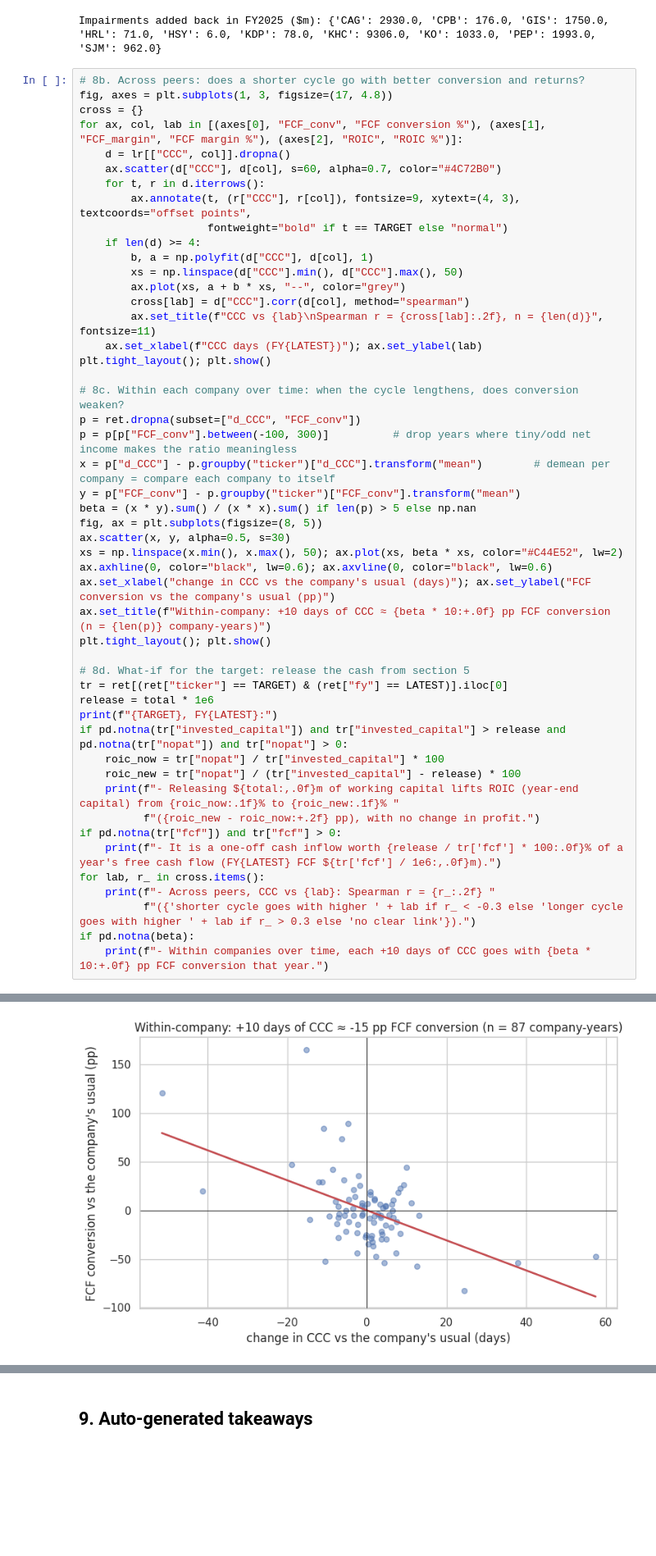
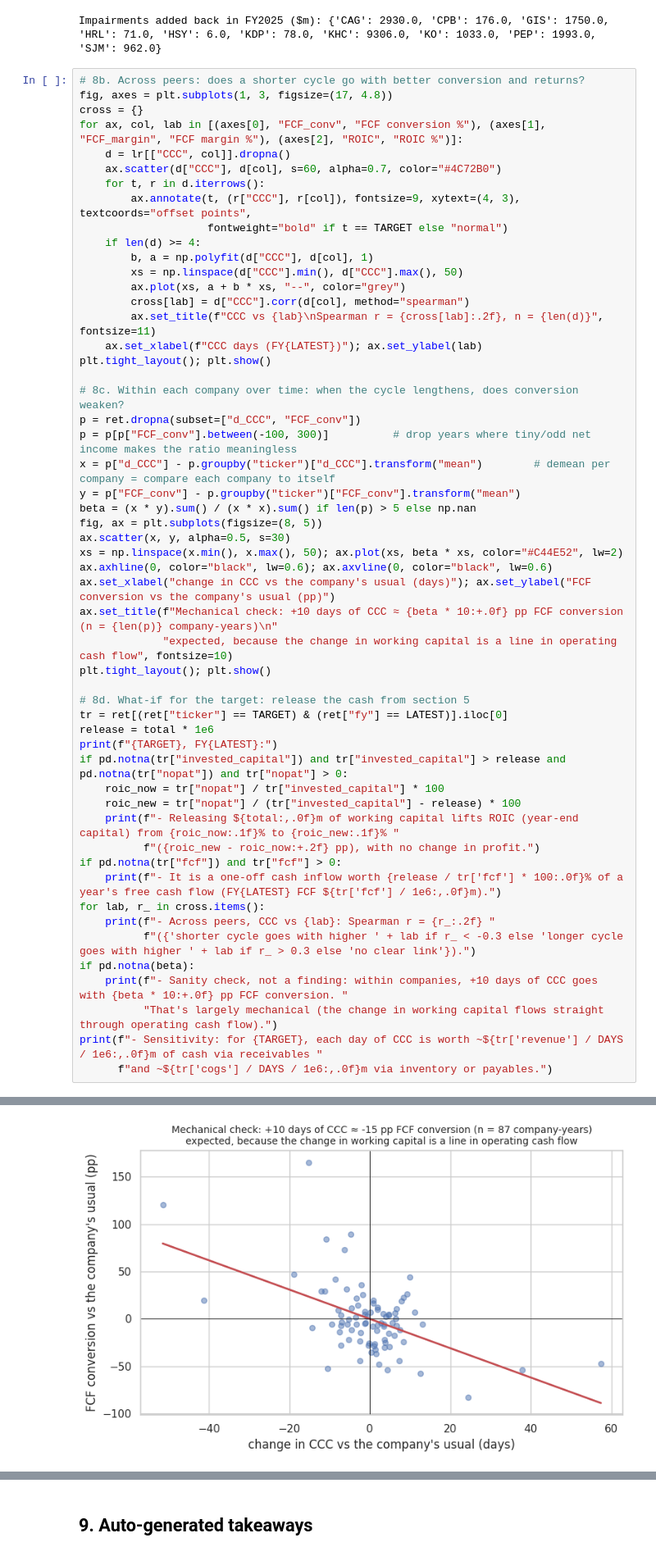
Before and after one commit to riyagupta2455/working-capital-benchmark, a Jupyter notebook: working_capital_benchmark.ipynb, the cells around one changed output, grey strips where cells are left out. Shown at 82% size. Saved outputs shown, nothing was run; the diff lists cells and outputs as text; blank space fills up the shorter version.

Commit message:
Reframe CCC vs FCF link as a mechanical check; add per-day sensitivity

```diff
--- a/working_capital_benchmark.ipynb
+++ b/working_capital_benchmark.ipynb
@@ -804,36 +804,40 @@ plt.tight_layout(); plt.show()
 # 8c. Within each company over time: when the cycle lengthens, does conversion weaken?
 p = ret.dropna(subset=["d_CCC", "FCF_conv"])
 p = p[p["FCF_conv"].between(-100, 300)]          # drop years where tiny/odd net income makes the ratio meaningless
 x = p["d_CCC"] - p.groupby("ticker")["d_CCC"].transform("mean")        # demean per company = compare each company to itself
 y = p["FCF_conv"] - p.groupby("ticker")["FCF_conv"].transform("mean")
 beta = (x * y).sum() / (x * x).sum() if len(p) > 5 else np.nan
 fig, ax = plt.subplots(figsize=(8, 5))
 ax.scatter(x, y, alpha=0.5, s=30)
 xs = np.linspace(x.min(), x.max(), 50); ax.plot(xs, beta * xs, color="#C44E52", lw=2)
 ax.axhline(0, color="black", lw=0.6); ax.axvline(0, color="black", lw=0.6)
 ax.set_xlabel("change in CCC vs the company's usual (days)"); ax.set_ylabel("FCF conversion vs the company's usual (pp)")
-ax.set_title(f"Within-company: +10 days of CCC ≈ {beta * 10:+.0f} pp FCF conversion (n = {len(p)} company-years)")
+ax.set_title(f"Mechanical check: +10 days of CCC ≈ {beta * 10:+.0f} pp FCF conversion (n = {len(p)} company-years)\n"
+             "expected, because the change in working capital is a line in operating cash flow", fontsize=10)
 plt.tight_layout(); plt.show()
 
 # 8d. What-if for the target: release the cash from section 5
 tr = ret[(ret["ticker"] == TARGET) & (ret["fy"] == LATEST)].iloc[0]
 release = total * 1e6
 print(f"{TARGET}, FY{LATEST}:")
 if pd.notna(tr["invested_capital"]) and tr["invested_capital"] > release and pd.notna(tr["nopat"]) and tr["nopat"] > 0:
     roic_now = tr["nopat"] / tr["invested_capital"] * 100
     roic_new = tr["nopat"] / (tr["invested_capital"] - release) * 100
     print(f"- Releasing ${total:,.0f}m of working capital lifts ROIC (year-end capital) from {roic_now:.1f}% to {roic_new:.1f}% "
           f"({roic_new - roic_now:+.2f} pp), with no change in profit.")
 if pd.notna(tr["fcf"]) and tr["fcf"] > 0:
     print(f"- It is a one-off cash inflow worth {release / tr['fcf'] * 100:.0f}% of a year's free cash flow (FY{LATEST} FCF ${tr['fcf'] / 1e6:,.0f}m).")
 for lab, r_ in cross.items():
     print(f"- Across peers, CCC vs {lab}: Spearman r = {r_:.2f} "
           f"({'shorter cycle goes with higher ' + lab if r_ < -0.3 else 'longer cycle goes with higher ' + lab if r_ > 0.3 else 'no clear link'}).")
 if pd.notna(beta):
-    print(f"- Within companies over time, each +10 days of CCC goes with {beta * 10:+.0f} pp FCF conversion that year.")
+    print(f"- Sanity check, not a finding: within companies, +10 days of CCC goes with {beta * 10:+.0f} pp FCF conversion. "
+          "That's largely mechanical (the change in working capital flows straight through operating cash flow).")
+print(f"- Sensitivity: for {TARGET}, each day of CCC is worth ~${tr['revenue'] / DAYS / 1e6:,.0f}m of cash via receivables "
+      f"and ~${tr['cogs'] / DAYS / 1e6:,.0f}m via inventory or payables.")
 # %% [output]
 [figure]
-[figure, old version]
+[figure, new version]
 KHC, FY2025:
 - Releasing $684m of working capital lifts ROIC (year-end capital) from 6.9% to 7.0% (+0.08 pp), with no change in profit.
 - It is a one-off cash inflow worth 19% of a year's free cash flow (FY2025 FCF $3,661m).
```
Also changed, not shown: parts of 2 cells of this notebook.
